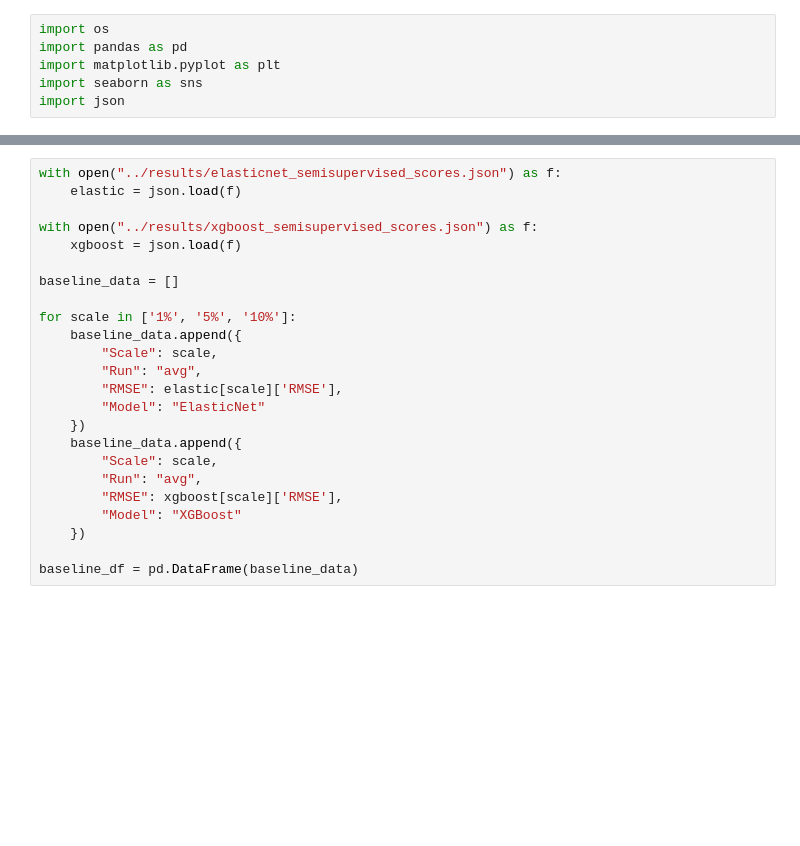
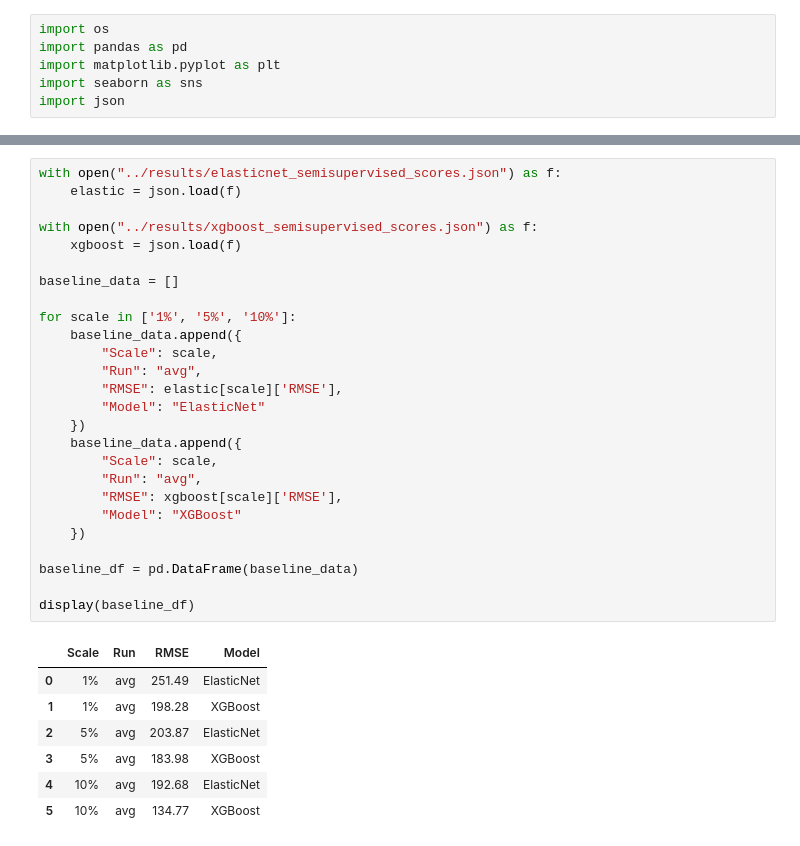
Before and after one commit to npinto97/S2R-Wind, a Jupyter notebook: notebooks/4_results_analysis.ipynb, the cells around one changed output, grey strips where cells are left out. Saved outputs shown, nothing was run; the diff lists cells and outputs as text; blank space fills up the shorter version.

```diff
--- a/notebooks/4_results_analysis.ipynb
+++ b/notebooks/4_results_analysis.ipynb
@@ -37,27 +37,37 @@ S2RMS Statistics:
 # %%
 with open("../results/elasticnet_semisupervised_scores.json") as f:
     elastic = json.load(f)
 
 with open("../results/xgboost_semisupervised_scores.json") as f:
     xgboost = json.load(f)
 
 baseline_data = []
 
 for scale in ['1%', '5%', '10%']:
     baseline_data.append({
         "Scale": scale,
         "Run": "avg",
         "RMSE": elastic[scale]['RMSE'],
         "Model": "ElasticNet"
     })
     baseline_data.append({
         "Scale": scale,
         "Run": "avg",
         "RMSE": xgboost[scale]['RMSE'],
         "Model": "XGBoost"
     })
 
 baseline_df = pd.DataFrame(baseline_data)
+
+display(baseline_df)
+# %% [output]
+|  | Scale | Run | RMSE | Model |
+| 0 | 1% | avg | 251.49 | ElasticNet |
+| 1 | 1% | avg | 198.28 | XGBoost |
+| 2 | 5% | avg | 203.87 | ElasticNet |
+| 3 | 5% | avg | 183.98 | XGBoost |
+| 4 | 10% | avg | 192.68 | ElasticNet |
+| 5 | 10% | avg | 134.77 | XGBoost |
 # %%
 combined_df = pd.concat([s2rms_df, baseline_df], ignore_index=True)
 
```
Also changed, not shown: parts of 2 cells of this notebook.
